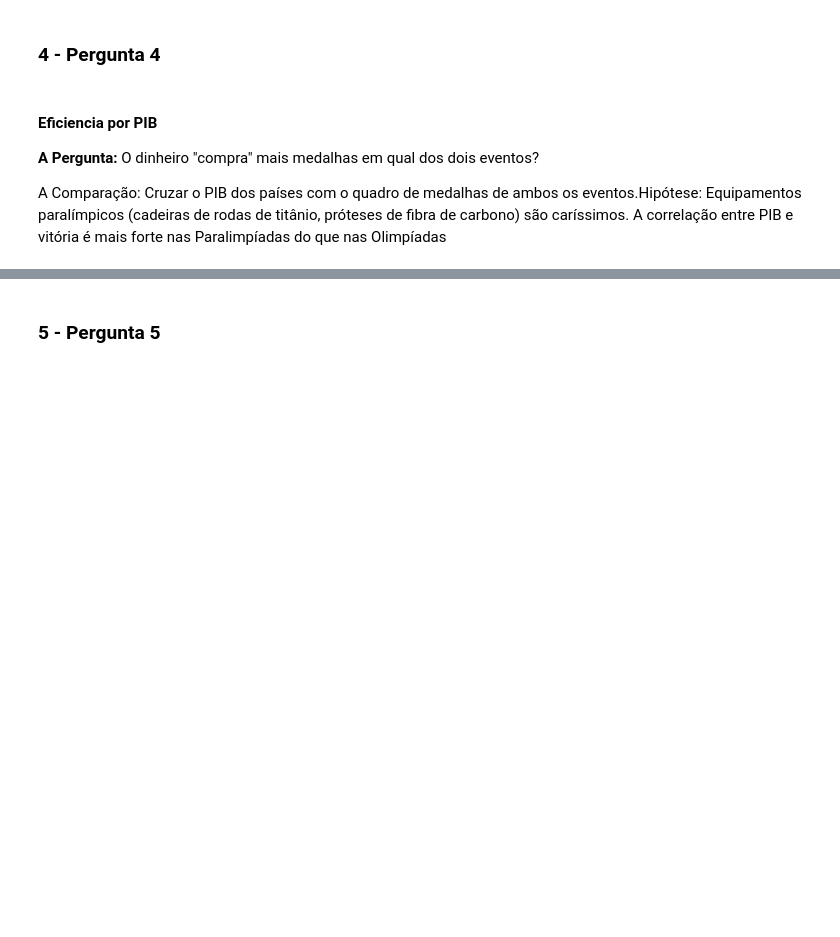
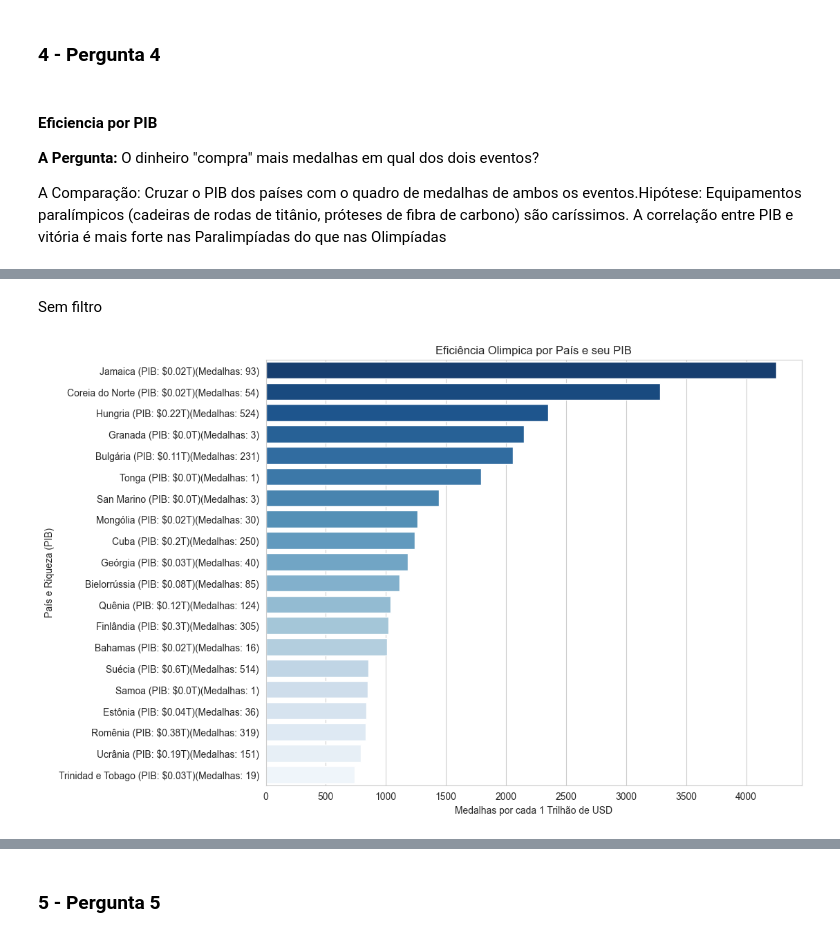
Before and after one commit to ClaraCaldas/Projeto-ICD, a Jupyter notebook: RELATORIO.ipynb, the cells around one changed output, grey strips where cells are left out. Saved outputs shown, nothing was run; the diff lists cells and outputs as text; code cells hidden in the pictures; blank space fills up the shorter version.

```diff
--- a/RELATORIO.ipynb
+++ b/RELATORIO.ipynb
@@ -240,0 +377,25 @@ df_paraolimpiadas.to_csv('paralimpiada_medalhas_arrumado.csv', index=False, enco
+# %%
+df_analise_socioeconomica['Eficiencia_Olimp'] = df_analise_socioeconomica['Total_Olimpico'] / (df_analise_socioeconomica['PIB_Numerico'] / 1e12)
+# %% [markdown]
+Sem filtro
+# %%
+df_ranking = df_analise_socioeconomica.nlargest(20, 'Eficiencia_Olimp')
+df_ranking['Pais_com_PIB'] = df_ranking['País'] + " (PIB: $" + (df_ranking['PIB_Numerico'] / 1e12).round(2).astype(str) + "T)" + "(Medalhas: " + df_ranking['Total_Olimpico'].astype(int).astype(str) + ")"
+
+plt.figure(figsize=(10, 8))
+
+sns.barplot(
+    data=df_ranking,
+    x='Eficiencia_Olimp',
+    y='Pais_com_PIB',
+    hue='País',
+    palette='Blues_r',
+    legend=False
+)
+
+plt.title('Eficiência Olimpica por País e seu PIB')
+plt.xlabel('Medalhas por cada 1 Trilhão de USD')
+plt.ylabel('País e Riqueza (PIB)')
+plt.show()
+# %% [output]
+[figure, added]
```
Also changed, not shown: parts of 33 cells of this notebook.
